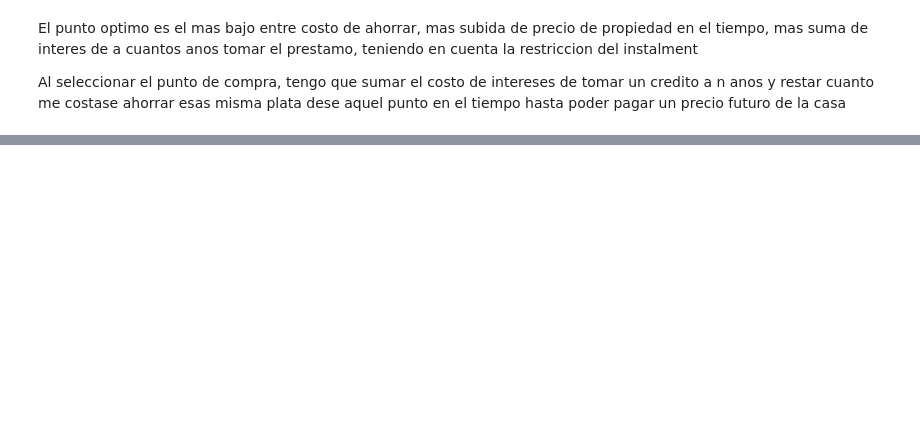
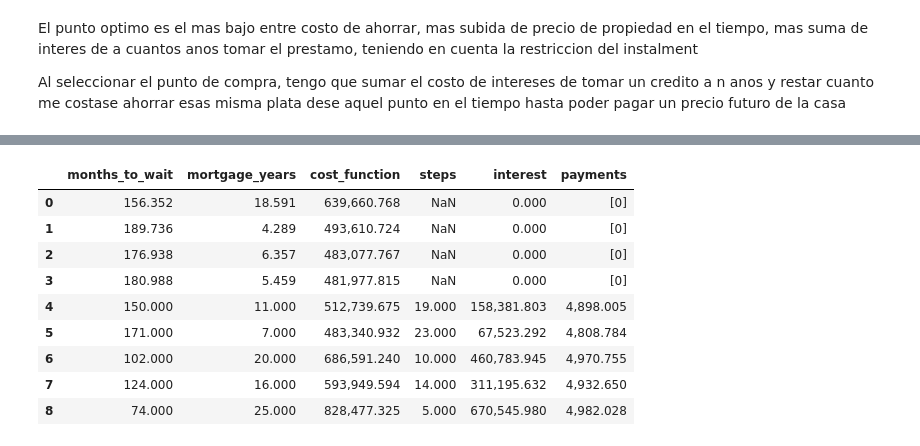
Before and after one commit to lsantamariarojas/mortgage-planner-main, a Jupyter notebook: mortgage-planner-main/mortgage.ipynb, the cells around one changed output, grey strips where cells are left out. Drawn from its saved outputs; the diff is of its cells as text; code cells hidden in the pictures; blank space fills up the shorter version.

```diff
--- a/mortgage-planner-main/mortgage.ipynb
+++ b/mortgage-planner-main/mortgage.ipynb
@@ -133,3 +175,16 @@ scenarios_results['scenario3']['compiled_data']
+# %%
+all_sub_optimal
+# %% [output]
+|  | months_to_wait | mortgage_years | cost_function | steps | interest | payments |
+| 0 | 156.352 | 18.591 | 639,660.768 | NaN | 0.000 | [0] |
+| 1 | 189.736 | 4.289 | 493,610.724 | NaN | 0.000 | [0] |
+| 2 | 176.938 | 6.357 | 483,077.767 | NaN | 0.000 | [0] |
+| 3 | 180.988 | 5.459 | 481,977.815 | NaN | 0.000 | [0] |
+| 4 | 150.000 | 11.000 | 512,739.675 | 19.000 | 158,381.803 | 4,898.005 |
+| 5 | 171.000 | 7.000 | 483,340.932 | 23.000 | 67,523.292 | 4,808.784 |
+| 6 | 102.000 | 20.000 | 686,591.240 | 10.000 | 460,783.945 | 4,970.755 |
+| 7 | 124.000 | 16.000 | 593,949.594 | 14.000 | 311,195.632 | 4,932.650 |
+| 8 | 74.000 | 25.000 | 828,477.325 | 5.000 | 670,545.980 | 4,982.028 |
 # %%
 
 
```
Also changed, not shown: parts of 8 cells of this notebook, 5 other files.
